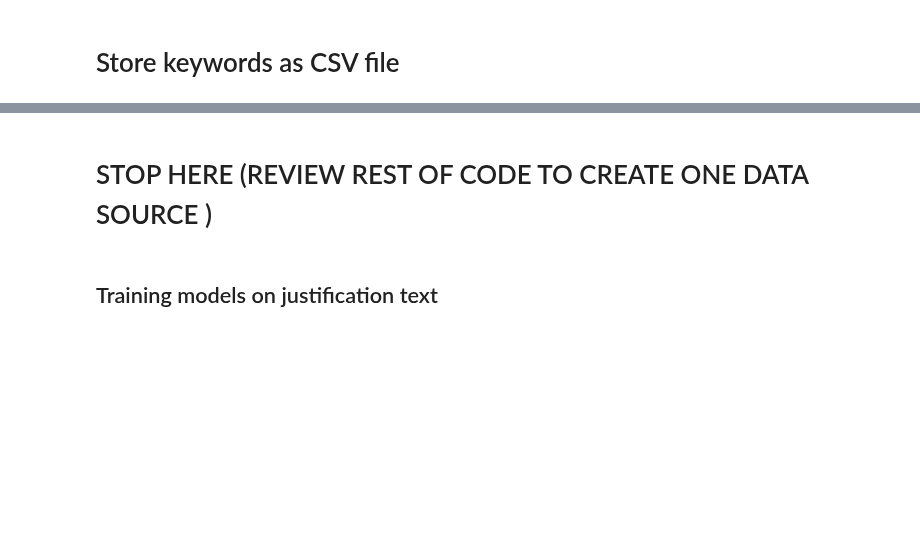
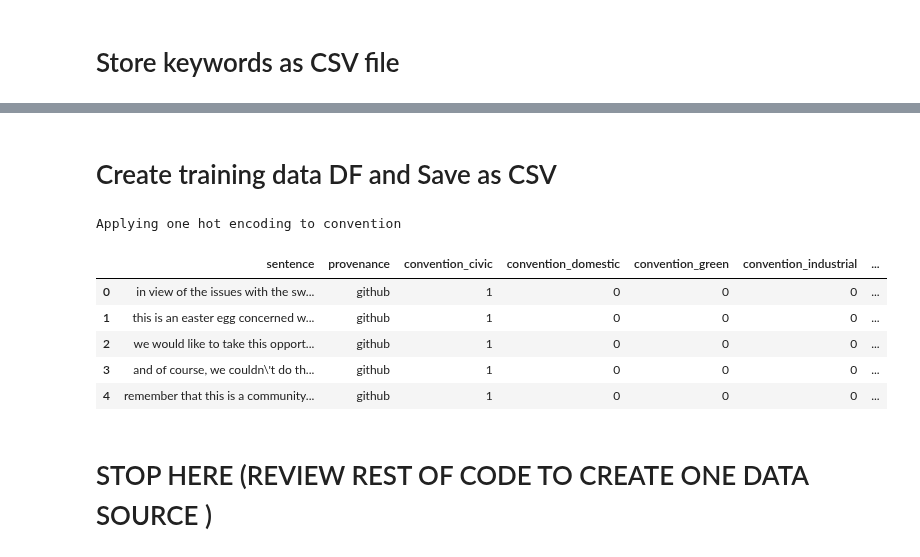
Before and after one commit to aideenf/AIVC, a Jupyter notebook: cp_wssc/Aggregate_Data_and_create_keywords.ipynb, the cells around one changed output, grey strips where cells are left out. Drawn from its saved outputs; the diff is of its cells as text; code cells hidden in the pictures; blank space fills up the shorter version.

```diff
--- a/cp_wssc/Aggregate_Data_and_create_keywords.ipynb
+++ b/cp_wssc/Aggregate_Data_and_create_keywords.ipynb
@@ -91,6 +83,7 @@ BASE_DIR_SCI_ARTICLES = ROOT_DIR + "/Data/VALIDATED_DATA/Conventions/scientific_
 BASE_DIR_GIT_HUB =  ROOT_DIR + "/Data/VALIDATED_DATA/Conventions/github"
 BASE_DIR_AGGREGATED =  ROOT_DIR + "/Data/VALIDATED_DATA/Conventions/aggregated/"
 KEYWORDS_DIR =  ROOT_DIR + "/Data/VALIDATED_DATA/Conventions/keywords/"
+TRAINING_DATA_DIR =  ROOT_DIR + "/Data/VALIDATED_DATA/Conventions/training_data/"
 
 
 if not os.path.exists(BASE_DIR_SCI_ARTICLES):
@@ -105,5 +98,8 @@ if not os.path.exists(BASE_DIR_AGGREGATED):
 if not os.path.exists(KEYWORDS_DIR):
     os.makedirs(KEYWORDS_DIR)
 
+if not os.path.exists(TRAINING_DATA_DIR):
+    os.makedirs(TRAINING_DATA_DIR)
+
 
 NUM_KEYWORDS_PER_CONV = 30
@@ -383,4 +455,25 @@ keywords=extract_topn_from_vector(feature_names,sorted_items,15)
+# %% [markdown]
+# Create training data DF and Save as CSV
+# %%
+#Apply one hot encoding to column "convention"
+print("Applying one hot encoding to convention")
+convention_sentences_df["convention"] = pd.Categorical(convention_sentences_df["convention"])
+dfDummies = pd.get_dummies(convention_sentences_df["convention"], prefix="convention")
+convention_sentences_df = pd.concat([convention_sentences_df, dfDummies], axis=1)
+convention_sentences_df = convention_sentences_df.drop(["convention"], axis=1)
+display (convention_sentences_df.head(5))
+convention_sentences_df.to_csv(TRAINING_DATA_DIR+'training_data.csv')
+
+#Generate the data frames for each model
+#df_by_convention = df[df.convention == 'Green']
+#display (df_by_convention.sample(n = 3))
+# %% [output]
+Applying one hot encoding to convention
+|  | sentence | provenance | convention_civic | convention_domestic | convention_green | convention_industrial | ... |
+| 0 | in view of the issues with the sw... | github | 1 | 0 | 0 | 0 | ... |
+| 1 | this is an easter egg concerned w... | github | 1 | 0 | 0 | 0 | ... |
+| 2 | we would like to take this opport... | github | 1 | 0 | 0 | 0 | ... |
+| 3 | and of course, we couldn\'t do th... | github | 1 | 0 | 0 | 0 | ... |
+| 4 | remember that this is a community... | github | 1 | 0 | 0 | 0 | ... |
 # %% [markdown]
 # STOP HERE (REVIEW REST OF CODE TO CREATE ONE DATA SOURCE )
-# %% [markdown]
-## Training models on justification text
```
Also changed, not shown: parts of 33 cells of this notebook.
